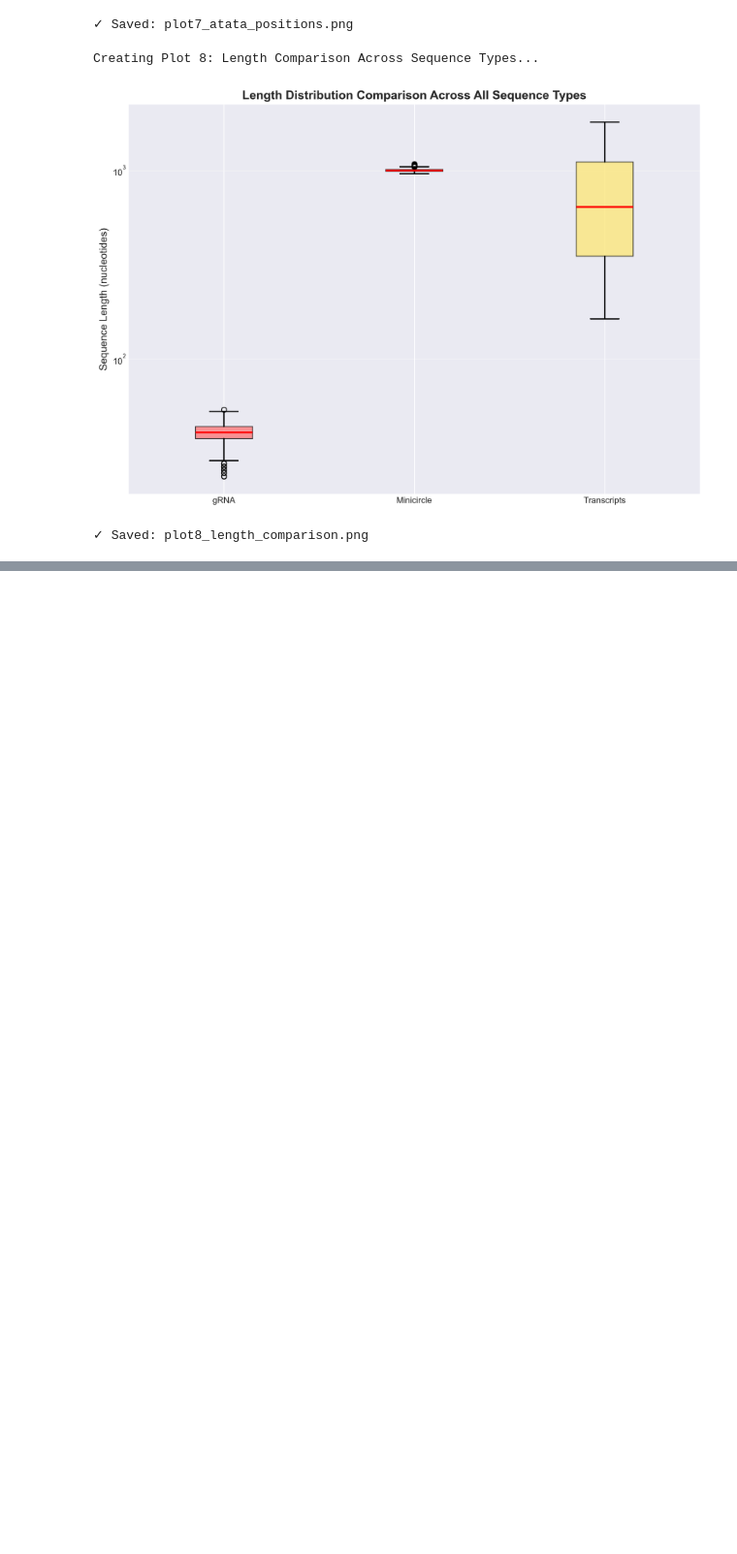
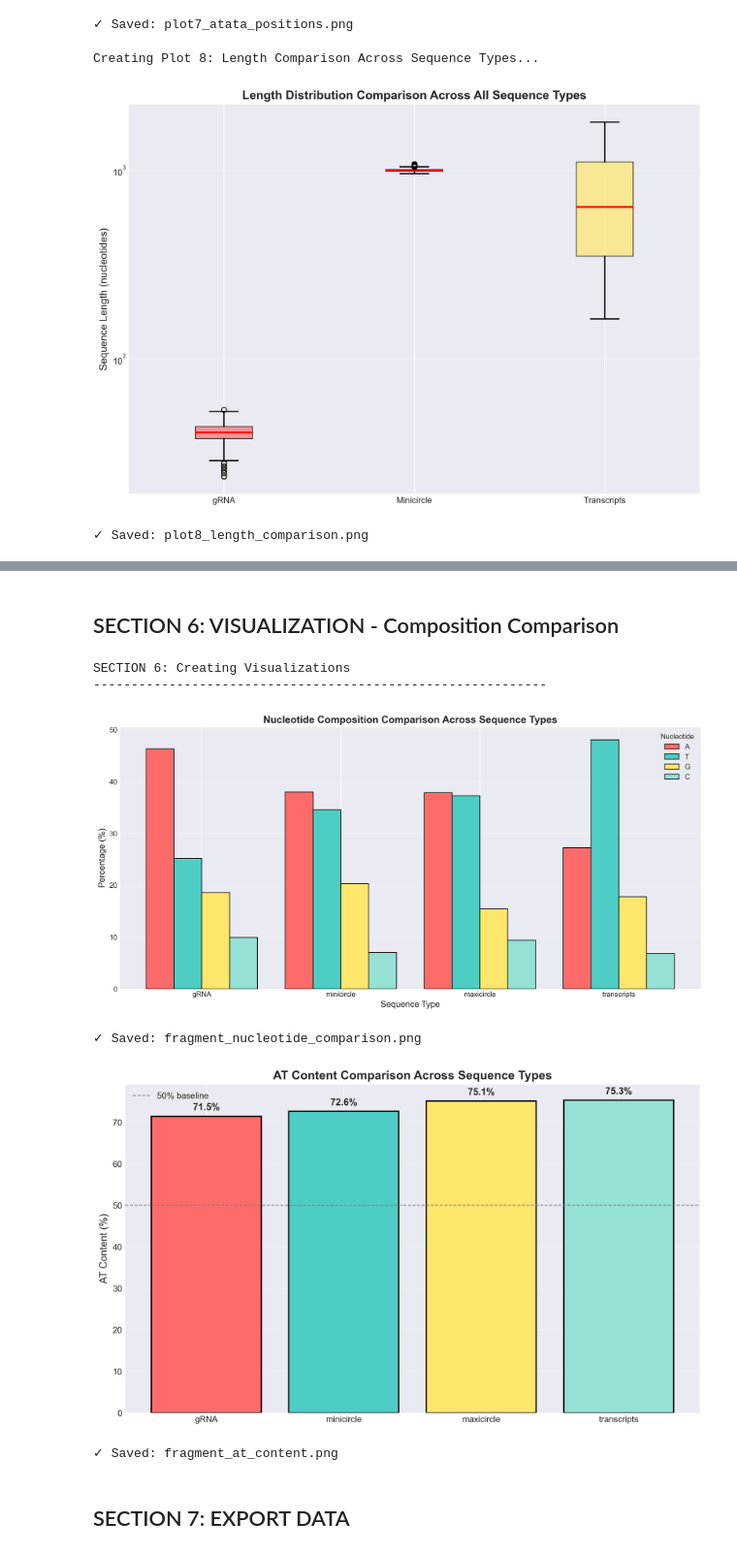
Before and after one commit to aparfenen/grna-inspector, a Jupyter notebook: notebooks/4_data_prep_pipeline.ipynb, the cells around one changed output, grey strips where cells are left out. Shown at 97% size. Saved outputs shown, nothing was run; the diff lists cells and outputs as text; code cells hidden in the pictures; blank space fills up the shorter version.

```diff
--- a/notebooks/4_data_prep_pipeline.ipynb
+++ b/notebooks/4_data_prep_pipeline.ipynb
@@ -564,0 +1536,71 @@ Creating Plot 8: Length Comparison Across Sequence Types...
+# %% [markdown]
+## SECTION 6: VISUALIZATION - Composition Comparison
+# %%
+# ============================================================================
+# SECTION 6: VISUALIZATION - Composition Comparison
+# ============================================================================
+
+print("SECTION 6: Creating Visualizations")
+print("-" * 60)
+
+# Plot 1: Nucleotide composition comparison
+fig1, ax1 = plt.subplots(figsize=(12, 6))
+
+x = np.arange(len(stats_df))
+width = 0.2
+
+nucleotides = ['A', 'T', 'G', 'C']
+colors = ['#ff6b6b', '#4ecdc4', '#ffe66d', '#95e1d3']
+
+for i, (nt, color) in enumerate(zip(nucleotides, colors)):
+    values = stats_df[f'{nt}_pct'].values
+    ax1.bar(x + i*width, values, width, label=nt, color=color, edgecolor='black')
+
+ax1.set_xlabel('Sequence Type', fontsize=12)
+ax1.set_ylabel('Percentage (%)', fontsize=12)
+ax1.set_title('Nucleotide Composition Comparison Across Sequence Types',
+              fontsize=14, fontweight='bold')
+ax1.set_xticks(x + width * 1.5)
+ax1.set_xticklabels(stats_df['type'].values)
+ax1.legend(title='Nucleotide', fontsize=10)
+ax1.grid(True, alpha=0.3, axis='y')
+
+plt.tight_layout()
+plt.savefig('/Users/anna/projects/grna-inspector/data/plots/fragment_nucleotide_comparison.png', dpi=300, bbox_inches='tight')
+plt.show()
+print("✓ Saved: fragment_nucleotide_comparison.png")
+
+# Plot 2: AT content comparison
+fig2, ax2 = plt.subplots(figsize=(10, 6))
+
+bars = ax2.bar(stats_df['type'], stats_df['AT_pct'],
+               color=['#ff6b6b', '#4ecdc4', '#ffe66d', '#95e1d3'],
+               edgecolor='black', linewidth=1.5)
+ax2.set_ylabel('AT Content (%)', fontsize=12)
+ax2.set_title('AT Content Comparison Across Sequence Types',
+              fontsize=14, fontweight='bold')
+ax2.axhline(y=50, color='gray', linestyle='--', linewidth=1, label='50% baseline')
+ax2.grid(True, alpha=0.3, axis='y')
+ax2.legend()
+
+# Add percentage labels
+for bar in bars:
+    height = bar.get_height()
+    ax2.text(bar.get_x() + bar.get_width()/2., height + 1,
+             f'{height:.1f}%', ha='center', va='bottom', fontsize=11, fontweight='bold')
+
+plt.tight_layout()
+plt.savefig('/Users/anna/projects/grna-inspector/data/plots/fragment_at_content.png', dpi=300, bbox_inches='tight')
+plt.show()
+print("✓ Saved: fragment_at_content.png")
+
+print()
+# %% [output]
+SECTION 6: Creating Visualizations
+------------------------------------------------------------
+[figure, added]
+✓ Saved: fragment_nucleotide_comparison.png
+[figure, added]
+✓ Saved: fragment_at_content.png
+# %% [markdown]
+## SECTION 7: EXPORT DATA
```
Also changed, not shown: parts of 34 cells of this notebook.
